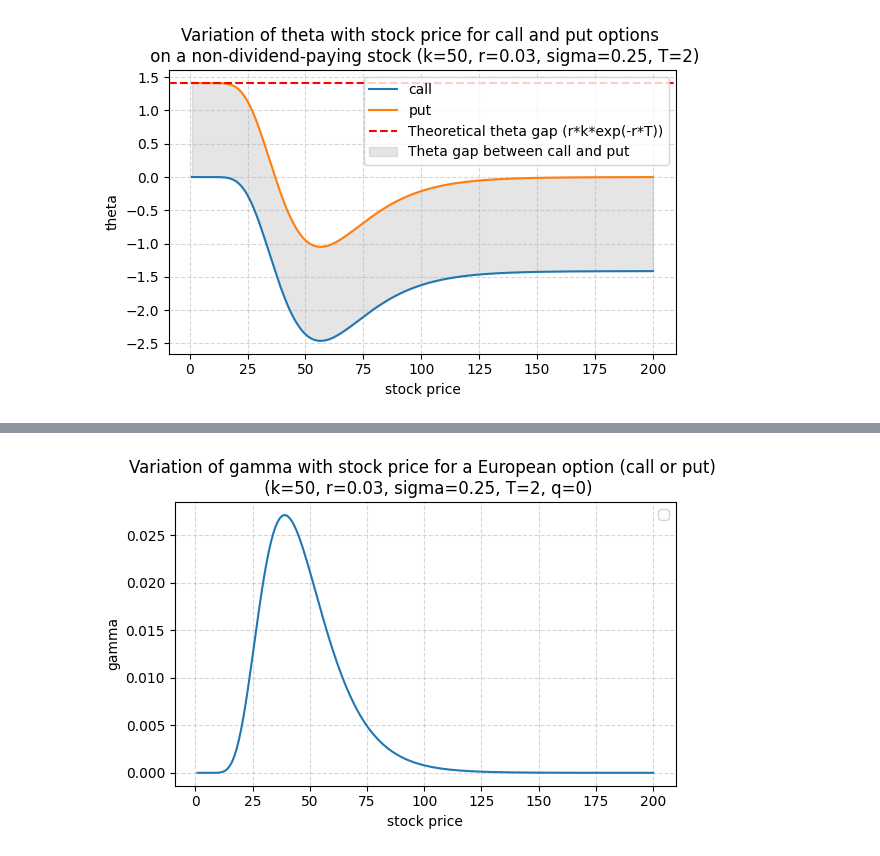
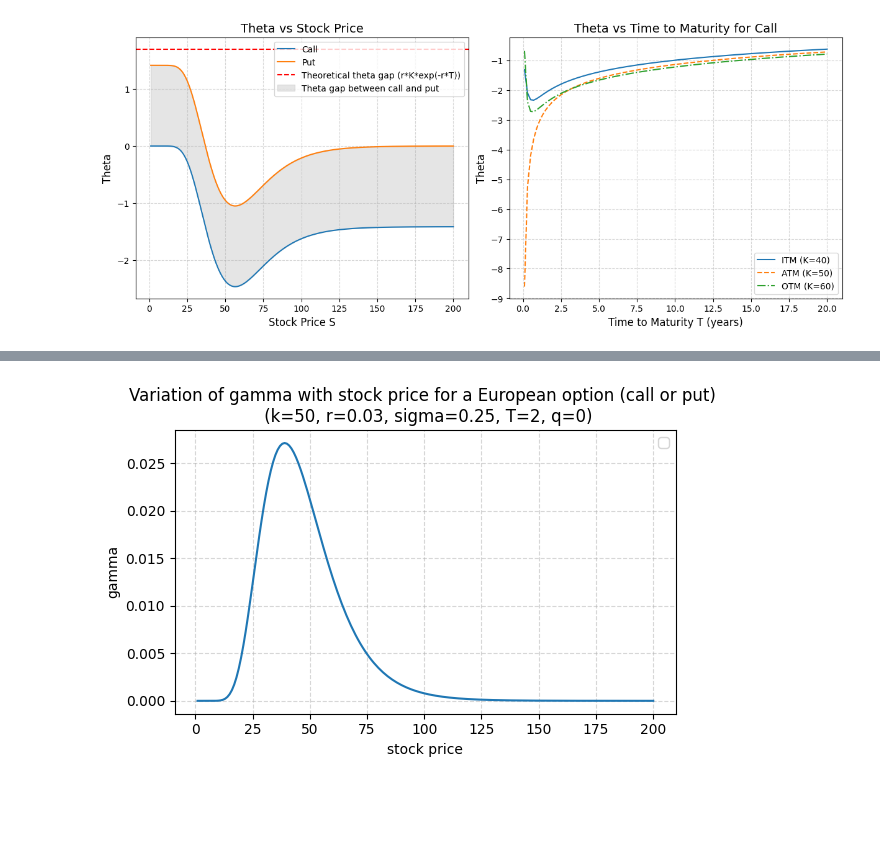
Before and after one commit to hsiuhsil/options_futures_derivatives, a Jupyter notebook: notebooks/demo of greeks.ipynb, the cells around one changed output, grey strips where cells are left out. Saved outputs shown, nothing was run; the diff lists cells and outputs as text; code cells hidden in the pictures; blank space fills up the shorter version.

```diff
--- a/notebooks/demo of greeks.ipynb
+++ b/notebooks/demo of greeks.ipynb
@@ -54,19 +44,0 @@ plt.show()
-# %%
-maturities = np.linspace(0.1,20,100)
-
-plt.figure(figsize=(6,4))
-for k, moneyness, linestyle in zip(
-    [40,50,60],
-    ['In the money','At the money','Out of the money'],
-    ['-','--','-.']
-):
-    deltas_call = delta(option_type='call', s=50, k=k, r=0, sigma=0.25, T=maturities)
-    plt.plot(maturities, deltas_call, linestyle=linestyle, label=f'{moneyness} (K={k})')
-
-plt.ylabel('delta')
-plt.xlabel('time to maturity (years)')
-plt.title('Variation of delta with time to maturity for a call option \n s=50, r=0, sigma=0.25')
-plt.grid(True, linestyle='--', alpha=0.5)
-plt.legend()
-plt.tight_layout()
-plt.show()
@@ -75,23 +122,43 @@ plt.show()
 # %%
-stocks = np.linspace(1,200,200)
-k, r, sigma, T = 50, 0.03, 0.25, 2
+# Parameters
+stocks = np.linspace(1, 200, 200)
+k_vals = [40, 50, 60]  # for ITM, ATM, OTM
+s_fixed = 50
+r, sigma, T = 0.03, 0.25, 2
 
-thetas_call = theta(option_type='call', s=stocks, k=k, r=r, sigma=sigma, T=T)
-thetas_put = theta(option_type='put', s=stocks, k=k, r=r, sigma=sigma, T=T)
+# Left: Theta vs Stock Price for Call and Put
+thetas_call = theta(option_type='call', s=stocks, k=50, r=r, sigma=sigma, T=T)
+thetas_put = theta(option_type='put', s=stocks, k=50, r=r, sigma=sigma, T=T)
+theta_gap = r * k * np.exp(-r * T)
 
-theta_gap = r*k*np.exp(-r*T)
+# Right: Theta vs Time to Maturity for Call at different moneyness
+maturities = np.linspace(0.1, 20, 100)
 
-plt.figure(figsize=(6,4))
-plt.plot(stocks, thetas_call, label='call')
-plt.plot(stocks, thetas_put, label='put')
-plt.axhline(y=theta_gap, color='r', linestyle='--', label='Theoretical theta gap (r*k*exp(-r*T))')
-plt.fill_between(stocks, thetas_call, thetas_put, color='grey', alpha=0.2, label='Theta gap between call and put')
-plt.ylabel('theta')
-plt.xlabel('stock price')
-plt.title('Variation of theta with stock price for call and put options \n on a non-dividend-paying stock (k=50, r=0.03, sigma=0.25, T=2)')
-plt.grid(True, linestyle='--', alpha=0.5)
-plt.legend()
-plt.tight_layout()
+fig, axes = plt.subplots(1, 2, figsize=(12, 5), constrained_layout=True)
+
+# Left panel
+ax = axes[0]
+ax.plot(stocks, thetas_call, label='Call')
+ax.plot(stocks, thetas_put, label='Put')
+ax.axhline(y=theta_gap, color='r', linestyle='--', label='Theoretical theta gap (r*K*exp(-r*T))')
+ax.fill_between(stocks, thetas_call, thetas_put, color='grey', alpha=0.2, label='Theta gap between call and put')
+ax.set_xlabel('Stock Price S', fontsize=12)
+ax.set_ylabel('Theta', fontsize=12)
+ax.set_title('Theta vs Stock Price', fontsize=14)
+ax.grid(True, linestyle='--', alpha=0.5)
+ax.legend(fontsize=10)
+
+# Right panel
+ax = axes[1]
+for k, moneyness, linestyle in zip(k_vals, ['ITM','ATM','OTM'], ['-','--','-.']):
+    thetas_call_T = theta(option_type='call', s=s_fixed, k=k, r=r, sigma=sigma, T=maturities)
+    ax.plot(maturities, thetas_call_T, linestyle=linestyle, label=f'{moneyness} (K={k})')
+ax.set_xlabel('Time to Maturity T (years)', fontsize=12)
+ax.set_ylabel('Theta', fontsize=12)
+ax.set_title('Theta vs Time to Maturity for Call', fontsize=14)
+ax.grid(True, linestyle='--', alpha=0.5)
+ax.legend(fontsize=10)
+
 plt.show()
 # %% [output]
-[figure, old version]
+[figure, new version]
```
Also changed, not shown: parts of 21 cells of this notebook.
